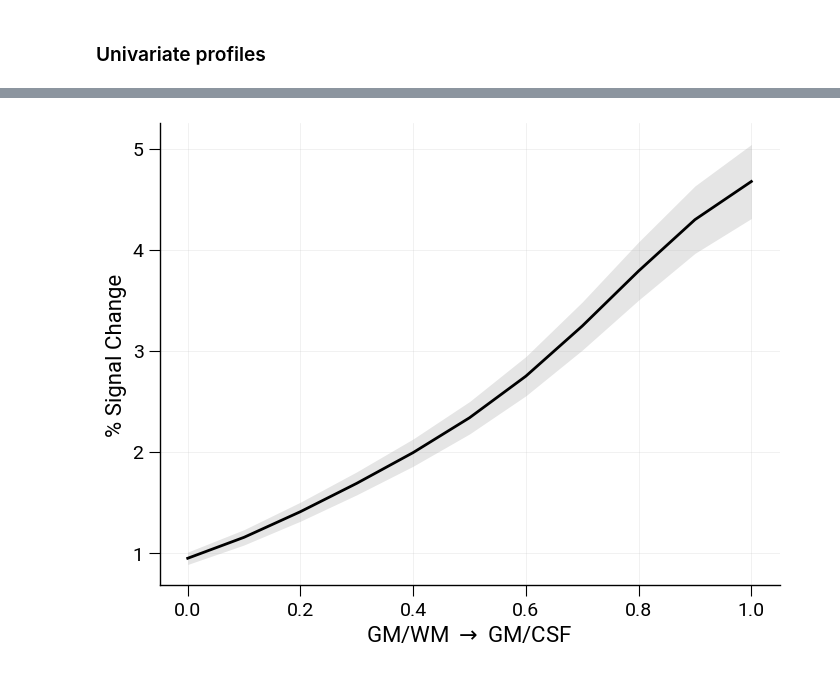
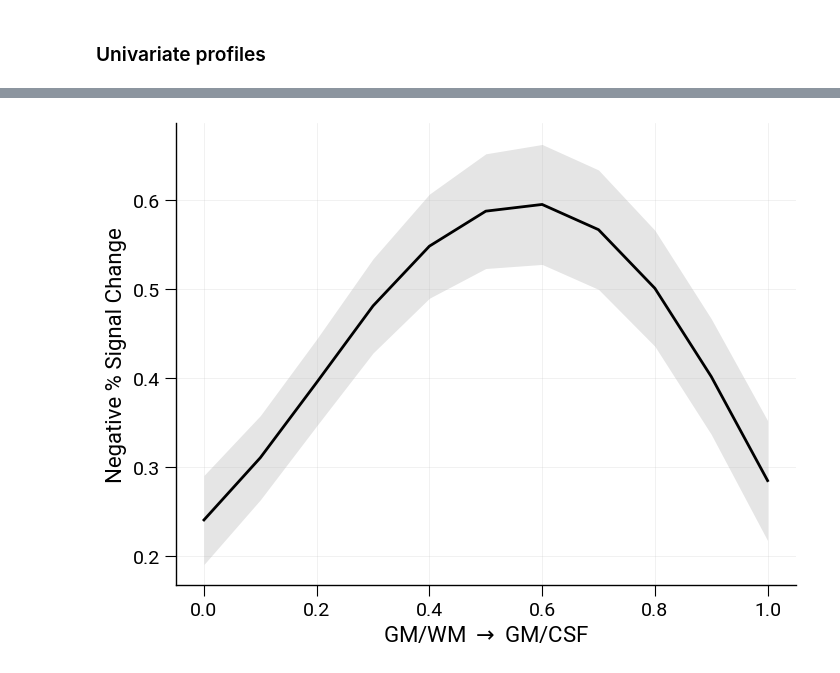
Before and after one commit to haenelt/odc, a Jupyter notebook: notebooks/univariate_profile.ipynb, the cells around one changed output, grey strips where cells are left out. Drawn from its saved outputs; the diff is of its cells as text; code cells hidden in the pictures.

```diff
--- a/notebooks/univariate_profile.ipynb
+++ b/notebooks/univariate_profile.ipynb
@@ -109,19 +97,25 @@ np.save(Path(DIR_OUT) / f"{metric}_{contrast}.npy", res)
 # %%
 metric = "psc"
-contrast = "GE_EPI"
-file_in = Path("/data/pt_01880") / f"{metric}_{contrast}.npy"
+contrast = "VASO"
+file_in = Path("/data/pt_01880/tmp") / f"{metric}_{contrast}.npy"
 
 x = np.linspace(0, 1, N_LAYER)
 res = np.load(file_in)
 res_mean = np.mean(res, axis=1)
 res_sem = sem(res, axis=1)
 
+if contrast == "VASO":
+    res_mean *= -1
+
 fig, ax = plt.subplots()
 ax.plot(x, res_mean, color="black", linewidth=2)
 ax.fill_between(x, res_mean-res_sem, res_mean+res_sem, color="black", alpha=0.1, lw=0)
 ax.set_xlabel(r"GM/WM $\rightarrow$ GM/CSF")
-ax.set_ylabel("% Signal Change")
+if contrast == "VASO":
+    ax.set_ylabel("Negative % Signal Change")
+else:
+    ax.set_ylabel("% Signal Change")
 file_out = f"/data/pt_01880/{metric}_{contrast}.svg"
 fig.savefig(file_out, dpi=300, bbox_inches="tight", transparent=True, format="svg")
 # %% [output]
-[figure, old version]
+[figure, new version]
```
Also changed, not shown: parts of 2 cells of this notebook, 3 other files.
